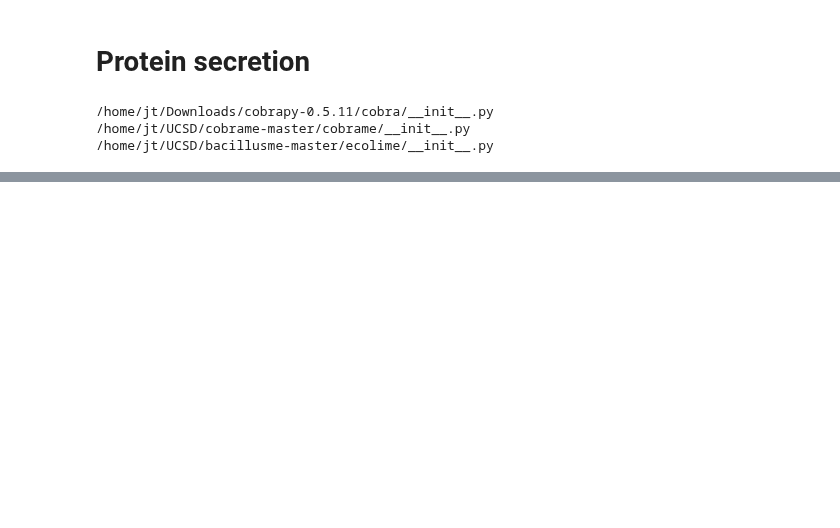
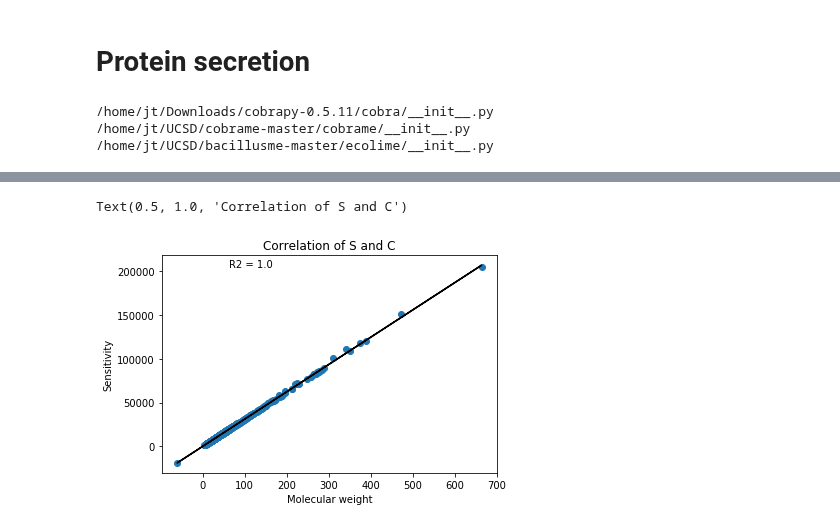
Before and after one commit to jdtibochab/bacillusme, a Jupyter notebook: ecolime/analysis/protein_secretion.ipynb, the cells around one changed output, grey strips where cells are left out. Cells and saved outputs as stored; diff of their text form; code cells hidden in the pictures; blank space fills up the shorter version.

```diff
--- a/ecolime/analysis/protein_secretion.ipynb
+++ b/ecolime/analysis/protein_secretion.ipynb
@@ -146,0 +111,22 @@ Text(0, 0.5, 'Sensitivity')
+# %%
+from sklearn.linear_model import LinearRegression
+
+MW = sensitivity_results.dropna()['molecular_weight'].values.reshape(-1, 1)
+S = sensitivity_results.dropna()['biomass_dilution_response'].dropna().values.reshape(-1, 1)
+C = sensitivity_results.dropna()['ATPM_response'].dropna().values.reshape(-1, 1)
+S_model = LinearRegression().fit(MW,S)
+C_model = LinearRegression().fit(MW,C)
+S_reg = S_model.predict(MW)
+C_reg = C_model.predict(MW)
+# %%
+SC_model = LinearRegression().fit(S,C)
+SC_reg = SC_model.predict(S)
+plt.scatter(S,C)
+plt.plot(S,SC_reg,'k')
+plt.text(np.mean(S),np.max(C),'R2 = '+str(SC_model.score(S,C).round(3)))
+plt.xlabel('Molecular weight')
+plt.ylabel('Sensitivity')
+plt.title('Correlation of S and C')
+# %% [output]
+Text(0.5, 1.0, 'Correlation of S and C')
+[figure, added]
```
Also changed, not shown: parts of 22 cells of this notebook, 40 other files.
